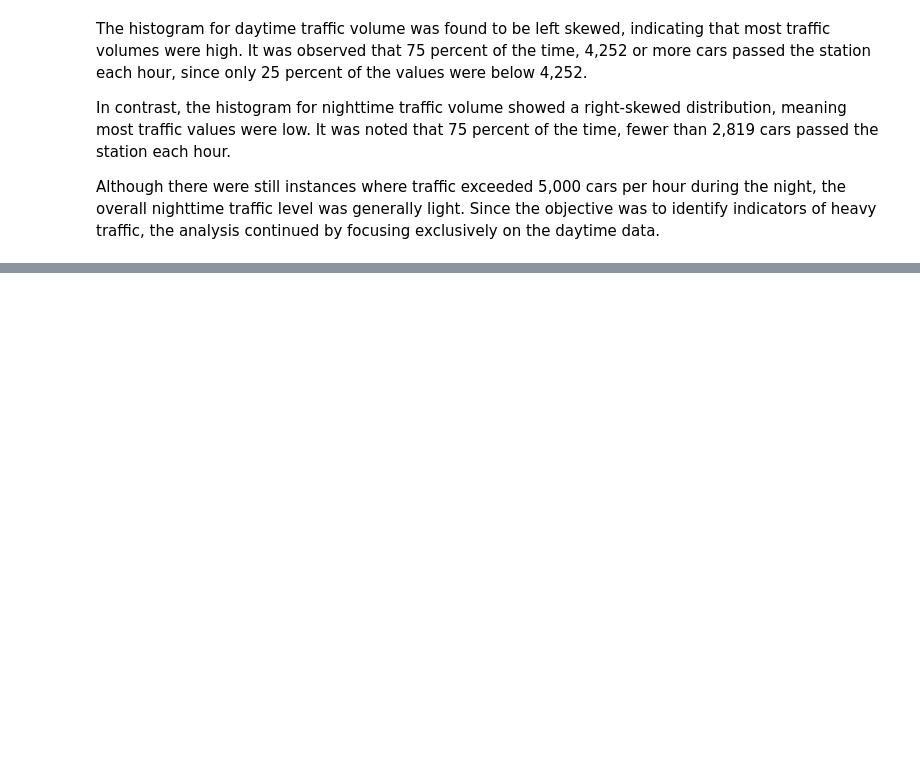
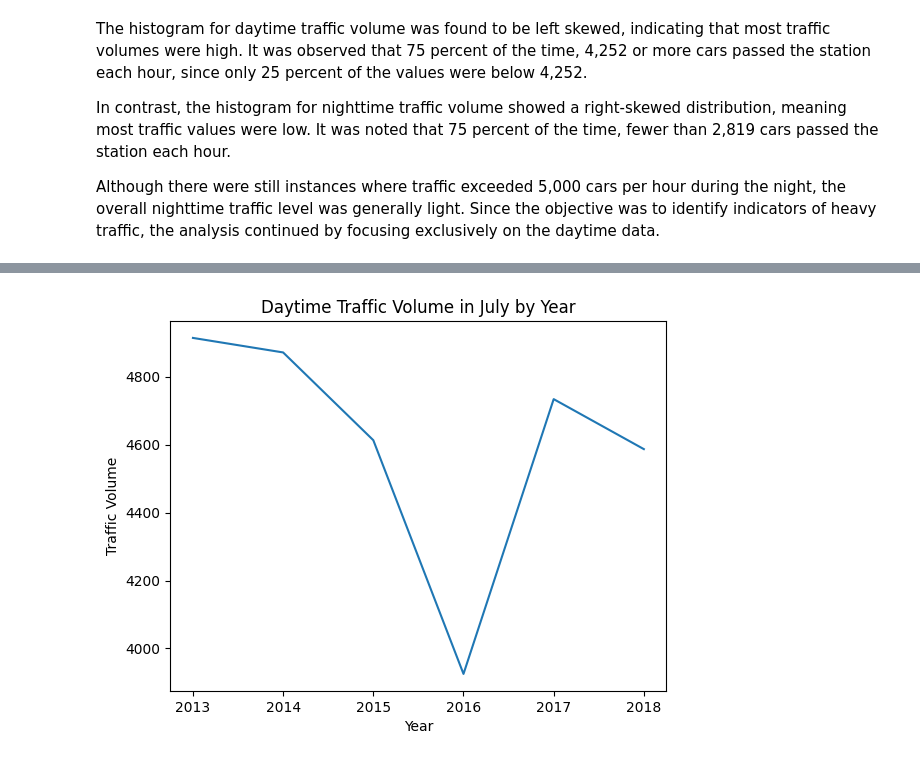
Before and after one commit to dilasha-ghimire/Finding-Heavy-Traffic-Indicators-on-I94, a Jupyter notebook: Basics.ipynb, the cells around one changed output, grey strips where cells are left out. Drawn from its saved outputs; the diff is of its cells as text; code cells hidden in the pictures; blank space fills up the shorter version.

```diff
--- a/Basics.ipynb
+++ b/Basics.ipynb
@@ -194,0 +215,10 @@ Although there were still instances where traffic exceeded 5,000 cars per hour d
+# %%
+day['year'] = day['date_time'].dt.year
+only_july = day[day['month'] == 7]
+plt.plot(only_july.groupby('year').mean(numeric_only=True)['traffic_volume'])
+plt.title('Daytime Traffic Volume in July by Year')
+plt.xlabel('Year')
+plt.ylabel('Traffic Volume')
+plt.show()
+# %% [output]
+[figure, added]
```
Also changed, not shown: parts of 5 cells of this notebook.
